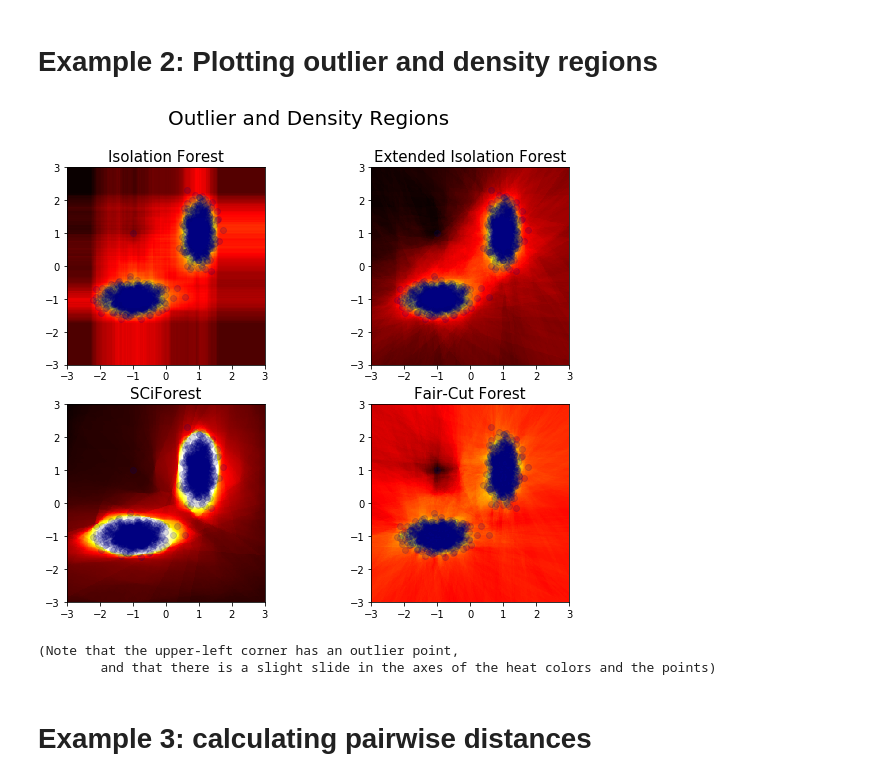
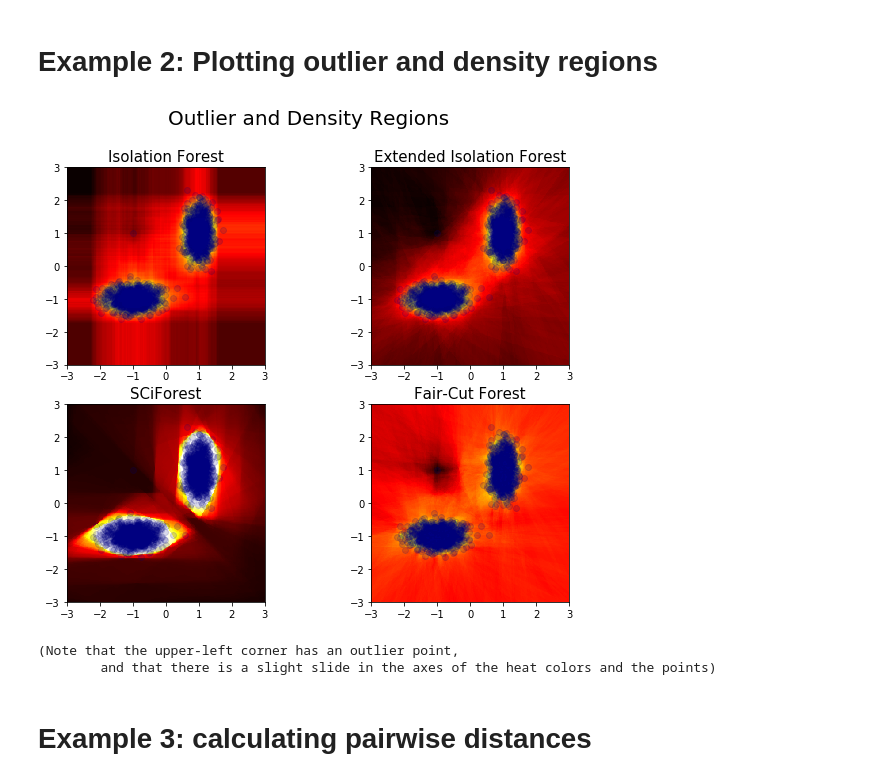
Before and after one commit to david-cortes/isotree, a Jupyter notebook: example/isotree_example.ipynb, the cells around one changed output. Cells and saved outputs as stored; diff of their text form; code cells hidden in the pictures.

```diff
--- a/example/isotree_example.ipynb
+++ b/example/isotree_example.ipynb
@@ -61,7 +61,7 @@ iso_ext = IsolationForest(ndim=2, ntrees=100,
 iso_ext.fit(X)
 
 ### SCiForest
-iso_sci = IsolationForest(ndim=2, ntrees=100,
+iso_sci = IsolationForest(ndim=2, ntrees=100, ntry=10,
                           penalize_range=True,
                           prob_pick_avg_gain=1,
                           prob_pick_pooled_gain=0)
@@ -85,34 +85,34 @@ space_index = pd.MultiIndex.from_arrays([space[:, 0], space[:, 1]])
 
 def plot_space(Z, space_index, X):
     df = pd.DataFrame({"z" : Z}, index = space_index)
     df = df.unstack()
     df = df[df.columns.values[::-1]]
     plt.imshow(df, extent = [-3, 3, -3, 3], cmap = 'hot_r')
     plt.scatter(x = X['x'], y = X['y'], alpha = .15, c = 'navy')
 
 plt.suptitle("Outlier and Density Regions", fontsize = 20)
 
 plt.subplot(2, 2, 1)
 plot_space(Z_sim, space_index, X)
 plt.title("Isolation Forest", fontsize=15)
 
 plt.subplot(2, 2, 2)
 plot_space(Z_ext, space_index, X)
 plt.title("Extended Isolation Forest", fontsize=15)
 
 plt.subplot(2, 2, 3)
 plot_space(Z_sci, space_index, X)
 plt.title("SCiForest", fontsize=15)
 
 plt.subplot(2, 2, 4)
 plot_space(Z_fcf, space_index, X)
 plt.title("Fair-Cut Forest", fontsize=15)
 plt.show()
 
 print("(Note that the upper-left corner has an outlier point,\n\
         and that there is a slight slide in the axes of the heat colors and the points)")
 # %% [output]
-[figure, old version]
+[figure, new version]
 (Note that the upper-left corner has an outlier point,
         and that there is a slight slide in the axes of the heat colors and the points)
 # %% [markdown]
```
Also changed, not shown: parts of 1 cell of this notebook, 3 other files.
